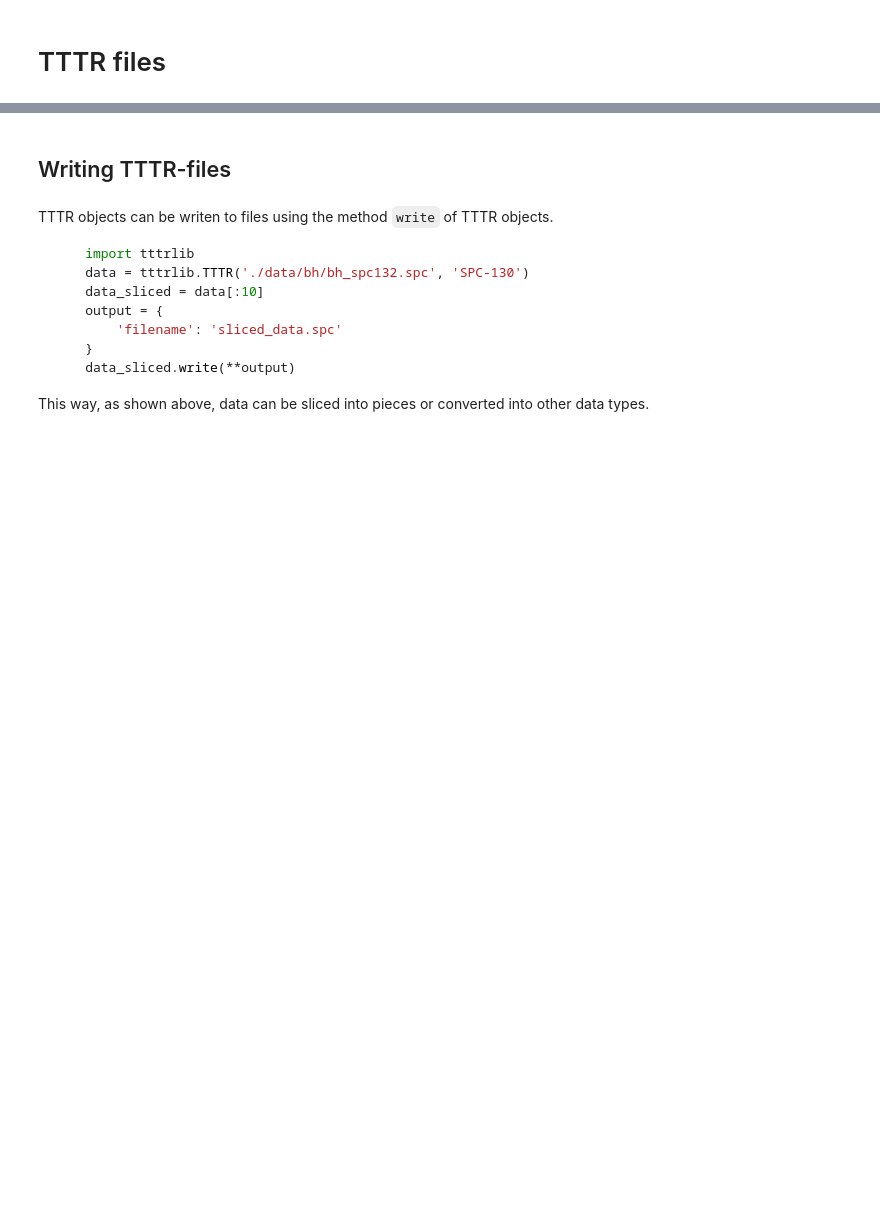
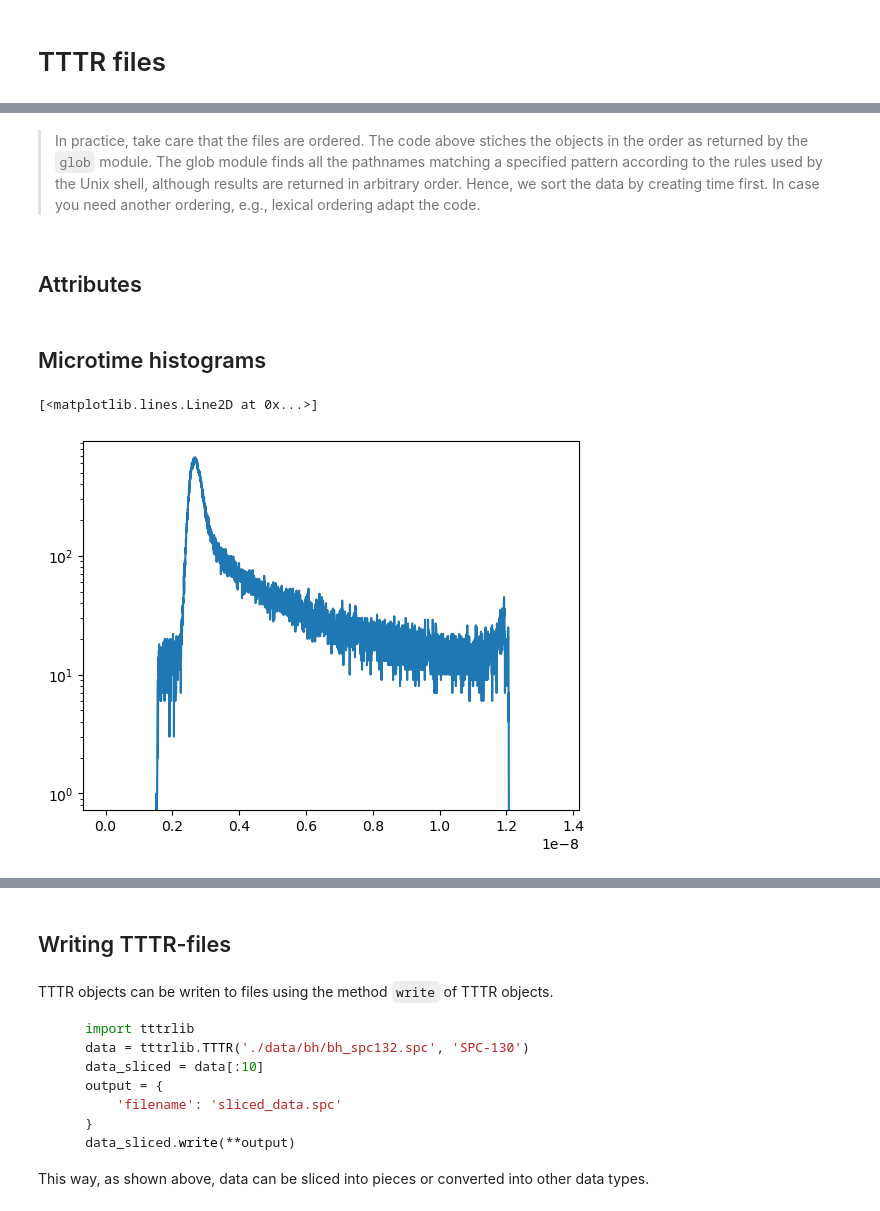
Before and after one commit to Fluorescence-Tools/tttrlib, a Jupyter notebook: doc/modules/tttr.ipynb, the cells around one changed output, grey strips where cells are left out. Saved outputs shown, nothing was run; the diff lists cells and outputs as text; code cells hidden in the pictures; blank space fills up the shorter version.

```diff
--- a/doc/modules/tttr.ipynb
+++ b/doc/modules/tttr.ipynb
@@ -72,0 +125,2 @@ For PicoQuant hardware/software the use of PTU files is heavily encouraged. As P
+# %% [markdown]
+> In practice, take care that the files are ordered. The code above stiches the objects in the order as returned by the `glob` module. The glob module finds all the pathnames matching a specified pattern according to the rules used by the Unix shell, although results are returned in arbitrary order. Hence, we sort the data by creating time first. In case you need another ordering, e.g., lexical ordering adapt the code.
@@ -72,0 +131,4 @@ For PicoQuant hardware/software the use of PTU files is heavily encouraged. As P
+# %% [markdown]
+## Attributes
+# %% [markdown]
+## Microtime histograms
@@ -72,0 +138,7 @@ For PicoQuant hardware/software the use of PTU files is heavily encouraged. As P
+# %%
+data = tttrlib.TTTR('./tttr-data/bh/bh_spc132.spc', 'SPC-130')
+y, x = data.microtime_histogram
+plt.semilogy(x, y)
+# %% [output]
+[<matplotlib.lines.Line2D at 0x...>]
+[figure, added]
```
Also changed, not shown: parts of 35 cells of this notebook, 4 other files.
